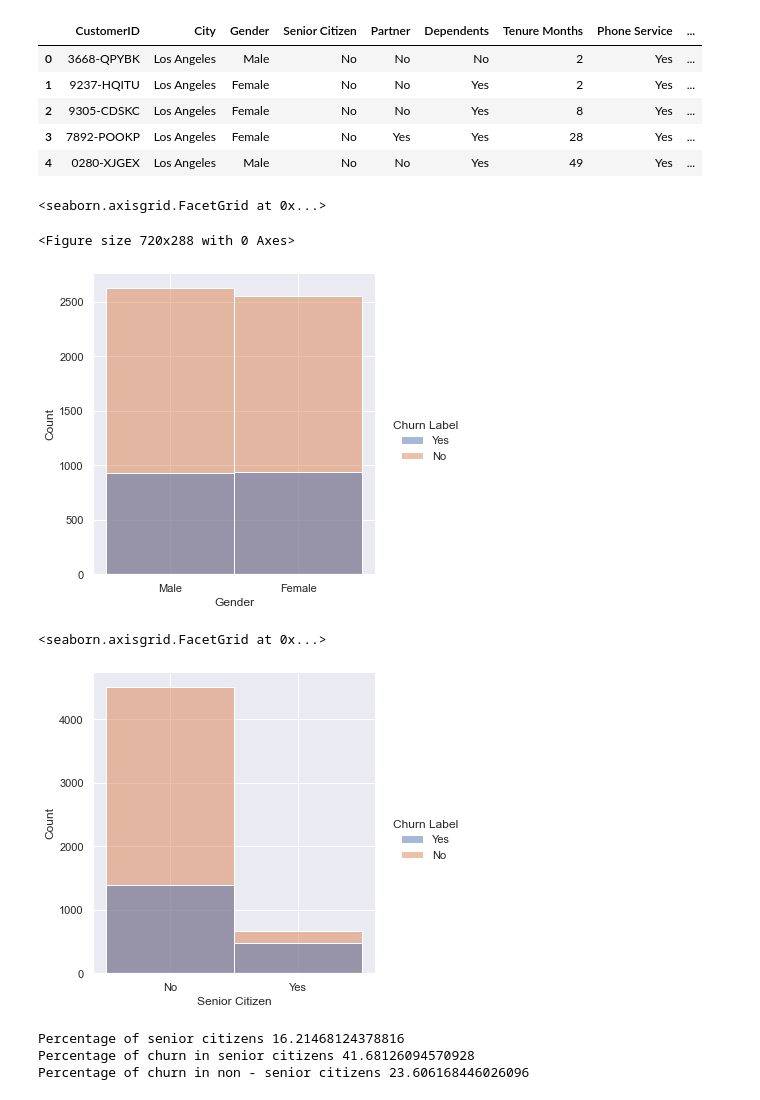
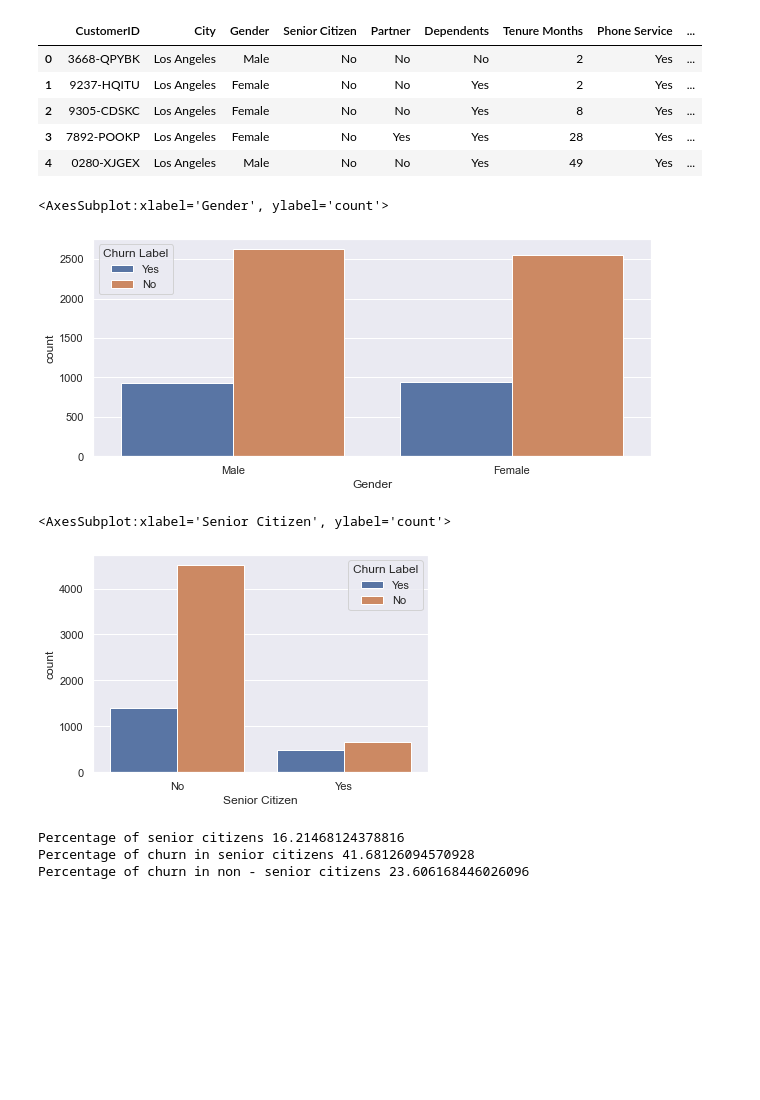
Before and after one commit to samarth-malhotra/Dissertation, a Jupyter notebook: Dissertation Project.ipynb, the cells around one changed output. Cells and saved outputs as stored; diff of their text form; code cells hidden in the pictures; blank space fills up the shorter version.

```diff
--- a/Dissertation Project.ipynb
+++ b/Dissertation Project.ipynb
@@ -262,22 +265,21 @@ df_new.head(5)
 # %%
 # Visualizing the distribution of Gender for Churn Label Yes and No
 
 plt.figure(figsize=(10, 4))
 #plt.title('Distribution of Gender for Churn Label Yes and No')
-sns.displot(data=df_new, x="Gender", hue="Churn Label")
+sns.countplot(data=df_new, x="Gender", hue="Churn Label")
 # %% [output]
-<seaborn.axisgrid.FacetGrid at 0x...>
+<AxesSubplot:xlabel='Gender', ylabel='count'>
-<Figure size 720x288 with 0 Axes>
-[figure, old version]
+[figure, new version]
 # %%
 # From above figure we can observe that feature Gender alone has no influence on Churn Label
 # %%
 # Distribution of Senior Citizen for Churn Label Yes and No
 
-sns.displot(data=df_new, x="Senior Citizen", hue="Churn Label")
+sns.countplot(data=df_new, x="Senior Citizen", hue="Churn Label")
 # %% [output]
-<seaborn.axisgrid.FacetGrid at 0x...>
+<AxesSubplot:xlabel='Senior Citizen', ylabel='count'>
-[figure, old version]
+[figure, new version]
 # %%
 print('Percentage of senior citizens ' + str((df.loc[df_new['Senior Citizen'] == 'Yes']['CustomerID'].count()/df_new.shape[0])*100))
 print('Percentage of churn in senior citizens ' + str((df.loc[(df_new['Senior Citizen'] == 'Yes') & (df_new['Churn Label'] == 'Yes')]['CustomerID'].count()/ df.loc[df_new['Senior Citizen'] == 'Yes']['CustomerID'].count()) * 100))
```
Also changed, not shown: parts of 9 cells of this notebook, 1 other file.
